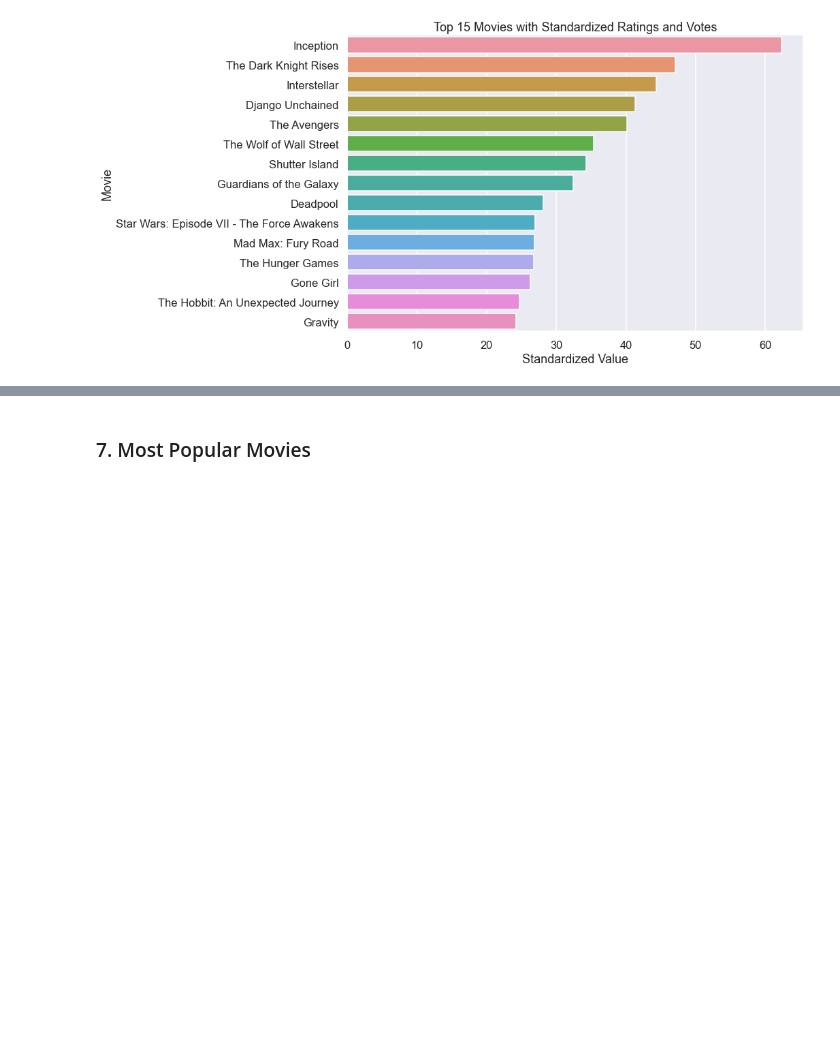
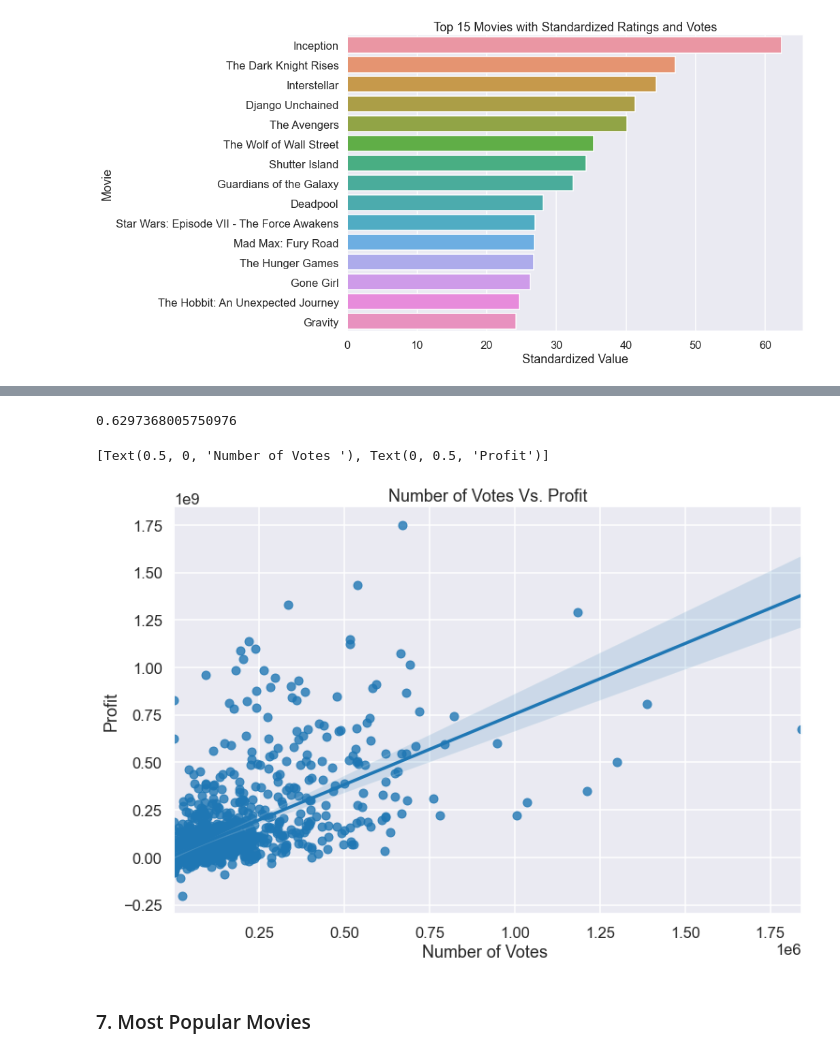
Before and after one commit to hoganbyun/Movie_analysis, a Jupyter notebook: Phase 1 Project Code.ipynb, the cells around one changed output, grey strips where cells are left out. Saved outputs shown, nothing was run; the diff lists cells and outputs as text; code cells hidden in the pictures; blank space fills up the shorter version.

```diff
--- a/Phase 1 Project Code.ipynb
+++ b/Phase 1 Project Code.ipynb
@@ -686,0 +970,2 @@ ax.set(xlabel = 'Standardized Value', ylabel = 'Movie')
+# %%
+movie_budgets_df['year'] = movie_budgets_df['release_date'].map(lambda x: x[-4:])
@@ -686,0 +1012,3 @@ ax.set(xlabel = 'Standardized Value', ylabel = 'Movie')
+# %%
+
+t_ratings_t_basics_df['start_year'] = t_ratings_t_basics_df['start_year'].map(lambda x: str(x))
@@ -686,0 +1030,5 @@ ax.set(xlabel = 'Standardized Value', ylabel = 'Movie')
+# %%
+ratings_votes_profit_corr_df = pd.merge(t_ratings_t_basics_df, movie_budgets_df, left_on =
+                                        ['primary_title', 'start_year'], right_on =
+                                        ['movie', 'year'], how = 'inner')
+ratings_votes_profit_corr_df.head()
@@ -687,3 +1042,19 @@ ax.set(xlabel = 'Standardized Value', ylabel = 'Movie')
+# %%
+ratings_votes_profit_corr_df['numvotes'].corr(ratings_votes_profit_corr_df['profit'])
+# %% [output]
+0.6297368005750976
+# %%
+sns.set_style("darkgrid")
+sns.set_context("talk")
+fig = plt.figure(figsize = (12, 8))
+plt.title('Number of Votes Vs. Profit')
+ax = sns.regplot(x = 'numvotes', y = 'profit', data =
+                 ratings_votes_profit_corr_df, fit_reg=True, scatter=True)
+
+ax.set(xlabel = 'Number of Votes ', ylabel = 'Profit')
+# %% [output]
+[Text(0.5, 0, 'Number of Votes '), Text(0, 0.5, 'Profit')]
+[figure, added]
 # %% [markdown]
 ### 7. Most Popular Movies
 # %%
```
Also changed, not shown: parts of 37 cells of this notebook.
